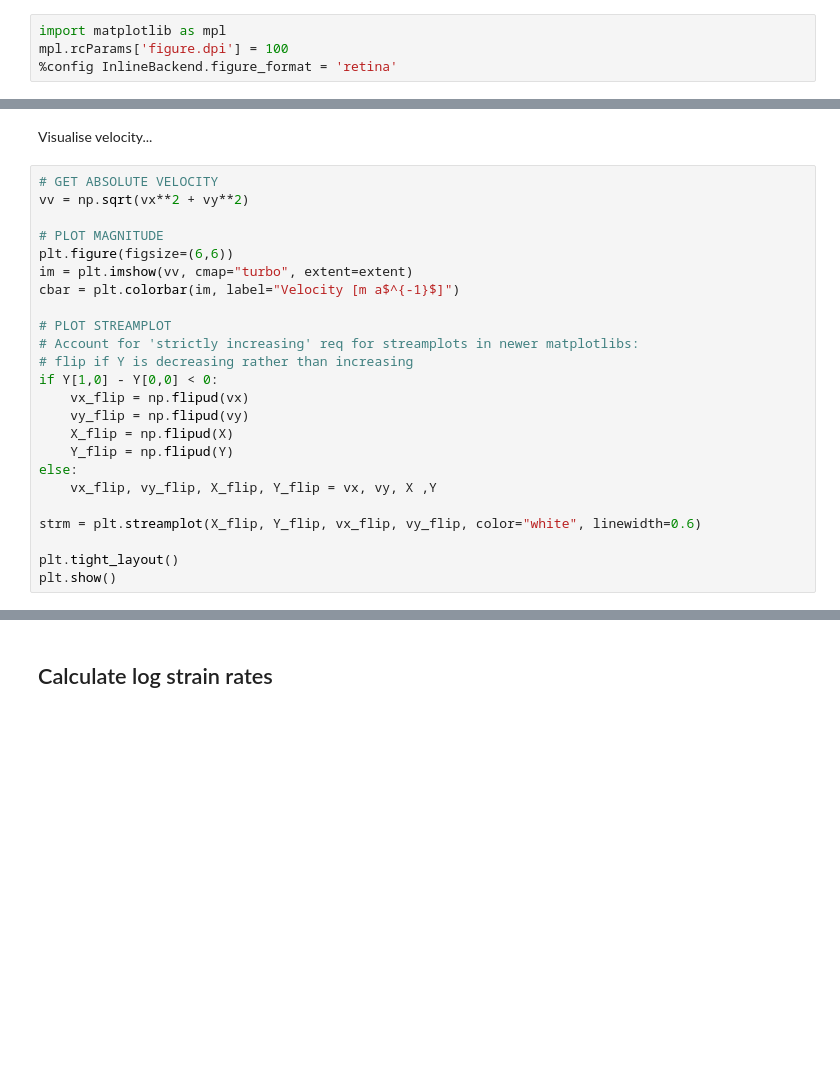
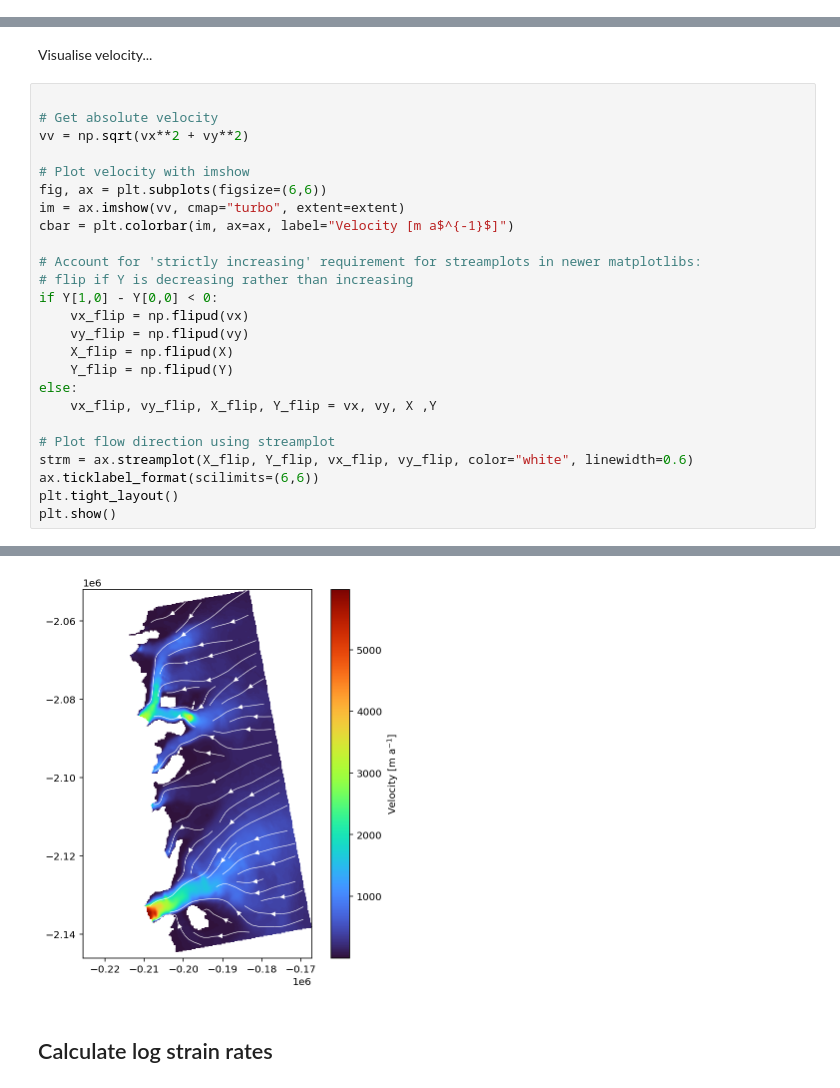
Before and after one commit to trchudley/glacier-strain-tools, a Jupyter notebook: example.ipynb, the cells around one changed output, grey strips where cells are left out. Drawn from its saved outputs; the diff is of its cells as text; blank space fills up the shorter version.

Commit message:
polish visualisation

```diff
--- a/example.ipynb
+++ b/example.ipynb
@@ -20,7 +21,3 @@ import matplotlib.pyplot as plt
 import strain_tools
 # %% [markdown]
 Sort display options:
-# %%
-import matplotlib as mpl
-mpl.rcParams['figure.dpi'] = 100
-%config InlineBackend.figure_format = 'retina'
@@ -51,16 +52,16 @@ with rs.open(vy_fpath) as src:
 # %% [markdown]
 Visualise velocity...
 # %%
-# GET ABSOLUTE VELOCITY
+
+# Get absolute velocity
 vv = np.sqrt(vx**2 + vy**2)
 
-# PLOT MAGNITUDE
-plt.figure(figsize=(6,6))
-im = plt.imshow(vv, cmap="turbo", extent=extent)
-cbar = plt.colorbar(im, label="Velocity [m a$^{-1}$]")
+# Plot velocity with imshow
+fig, ax = plt.subplots(figsize=(6,6))
+im = ax.imshow(vv, cmap="turbo", extent=extent)
+cbar = plt.colorbar(im, ax=ax, label="Velocity [m a$^{-1}$]")
 
-# PLOT STREAMPLOT
-# Account for 'strictly increasing' req for streamplots in newer matplotlibs:
+# Account for 'strictly increasing' requirement for streamplots in newer matplotlibs:
 # flip if Y is decreasing rather than increasing
 if Y[1,0] - Y[0,0] < 0:
     vx_flip = np.flipud(vx)
@@ -70,8 +71,9 @@ if Y[1,0] - Y[0,0] < 0:
 else:
     vx_flip, vy_flip, X_flip, Y_flip = vx, vy, X ,Y
 
-strm = plt.streamplot(X_flip, Y_flip, vx_flip, vy_flip, color="white", linewidth=0.6)
-
+# Plot flow direction using streamplot
+strm = ax.streamplot(X_flip, Y_flip, vx_flip, vy_flip, color="white", linewidth=0.6)
+ax.ticklabel_format(scilimits=(6,6))
 plt.tight_layout()
 plt.show()
 # %% [output]
@@ -80,3 +80,4 @@ plt.show()
+[figure, added]
 # %% [markdown]
 ## Calculate log strain rates
 # %%
```
Also changed, not shown: parts of 6 cells of this notebook.
